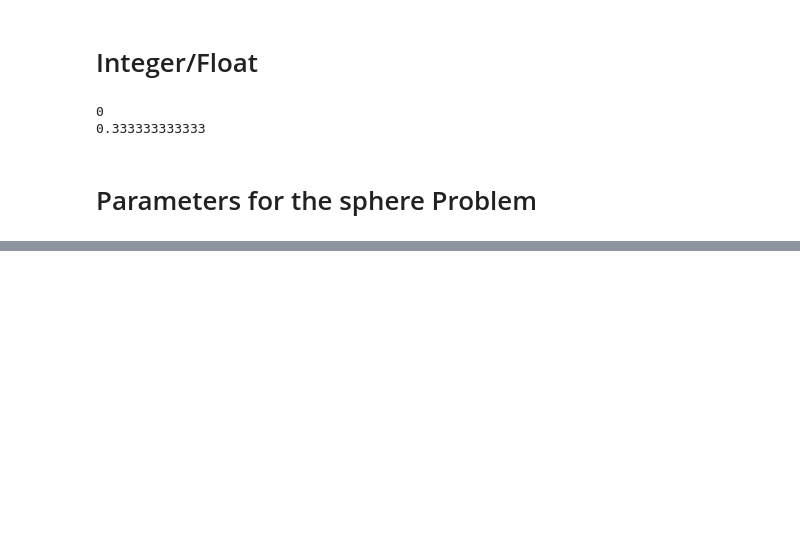
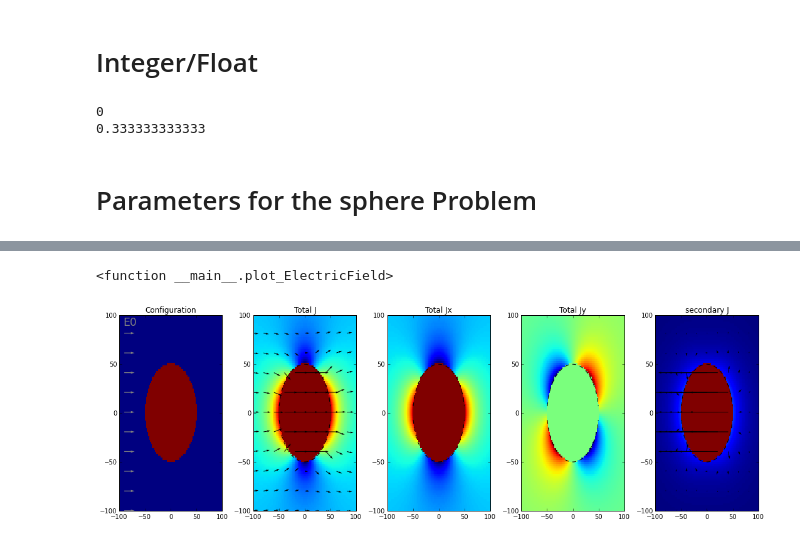
Before and after one commit to geoscixyz/em, a Jupyter notebook: examples/sphere/ElectrostaticSphere.ipynb, the cells around one changed output, grey strips where cells are left out. Saved outputs shown, nothing was run; the diff lists cells and outputs as text; code cells hidden in the pictures; blank space fills up the shorter version.

```diff
--- a/examples/sphere/ElectrostaticSphere.ipynb
+++ b/examples/sphere/ElectrostaticSphere.ipynb
@@ -211,0 +277,58 @@ interact(plot_ElectricField, R=R_slider, sig1=S_slider)
+# %%
+#Interavtice visualisation of the current density
+
+R_slider = FloatSlider(min=0., max =50., step=10., value=50.)
+S_slider = FloatSlider(min=1., max =100., step=1.,value=100.)
+
+def plot_ElectricField(R,sig1):
+
+    Sigma = get_Conductivity(XYZ,sig0,sig1,R)
+    Et, Ep, Es = get_ElectricField(XYZ,sig0,sig1,R,E0)
+    Jt,J0,Js = get_Current(XYZ,sig0,sig1,R,E0,Et,Ep,Es)
+
+    xcirc = xr[np.abs(xr) <= R]
+
+    JtXr = Jt[:,0].reshape(xr.size, yr.size)
+    JtYr = Jt[:,1].reshape(xr.size, yr.size)
+    JtZr = Jt[:,2].reshape(xr.size, yr.size)
+    JtX,JtY,JtZ=JtXr[::10,::10], JtYr[::10,::10], JtZr[::10,::10]
+
+
+    JsXr = Js[:,0].reshape(xr.size, yr.size)
+    JsYr = Js[:,1].reshape(xr.size, yr.size)
+    JsZr = Js[:,2].reshape(xr.size, yr.size)
+    JsX,JsY,JsZ=JsXr[::10,::10], JsYr[::10,::10], JsZr[::10,::10]
+
+    fig,ax = plt.subplots(1,5,figsize=(15,5))
+
+    ax[0].pcolor(xr,yr,Sigma.reshape(xr.size, yr.size))
+    ax[0].quiver(np.zeros_like(xrr)-90,yrr,E0,0,angles='xy',scale_units='xy',scale=0.05,color='gray')
+    #ax[0].plot(xcirc,np.sqrt(R**2-xcirc**2),'--k',xcirc,-np.sqrt(R**2-xcirc**2),'--k')
+    ax[0].set_title('Configuration')
+    ax[0].annotate('E0',(-90,90),xytext=(-90,90),fontsize='xx-large',color='gray')
+
+    ax[1].pcolor(xr,yr,np.sqrt(Jt[:,0]**2+Jt[:,1]**2).reshape(xr.size, yr.size))
+    ax[1].quiver(xrr,yrr,JtX,JtY,angles='xy',scale_units='xy',scale=1)
+    ax[1].plot(xcirc,np.sqrt(R**2-xcirc**2),'--k',xcirc,-np.sqrt(R**2-xcirc**2),'--k')
+    ax[1].set_title('Total J')
+
+    ax[2].pcolor(xr,yr,Jt[:,0].reshape(xr.size, yr.size))
+    ax[2].plot(xcirc,np.sqrt(R**2-xcirc**2),'--k',xcirc,-np.sqrt(R**2-xcirc**2),'--k')
+    ax[2].set_title('Total Jx')
+
+    ax[3].pcolor(xr,yr,Jt[:,1].reshape(xr.size,yr.size))
+    ax[3].plot(xcirc,np.sqrt(R**2-xcirc**2),'--k',xcirc,-np.sqrt(R**2-xcirc**2),'--k')
+    ax[3].set_title('Total Jy')
+
+    ax[4].pcolor(xr,yr,np.sqrt(Js[:,1]**2+Js[:,0]**2).reshape(xr.size,yr.size))
+    ax[4].quiver(xrr,yrr,JsX,JsY,angles='xy',scale_units='xy',scale=1)
+    ax[4].plot(xcirc,np.sqrt(R**2-xcirc**2),'--k',xcirc,-np.sqrt(R**2-xcirc**2),'--k')
+    ax[4].set_title('secondary J')
+
+
+    plt.tight_layout()
+
+interact(plot_ElectricField, R=R_slider, sig1=S_slider)
+# %% [output]
+<function __main__.plot_ElectricField>
+[figure, added]
```
Also changed, not shown: parts of 11 cells of this notebook.
